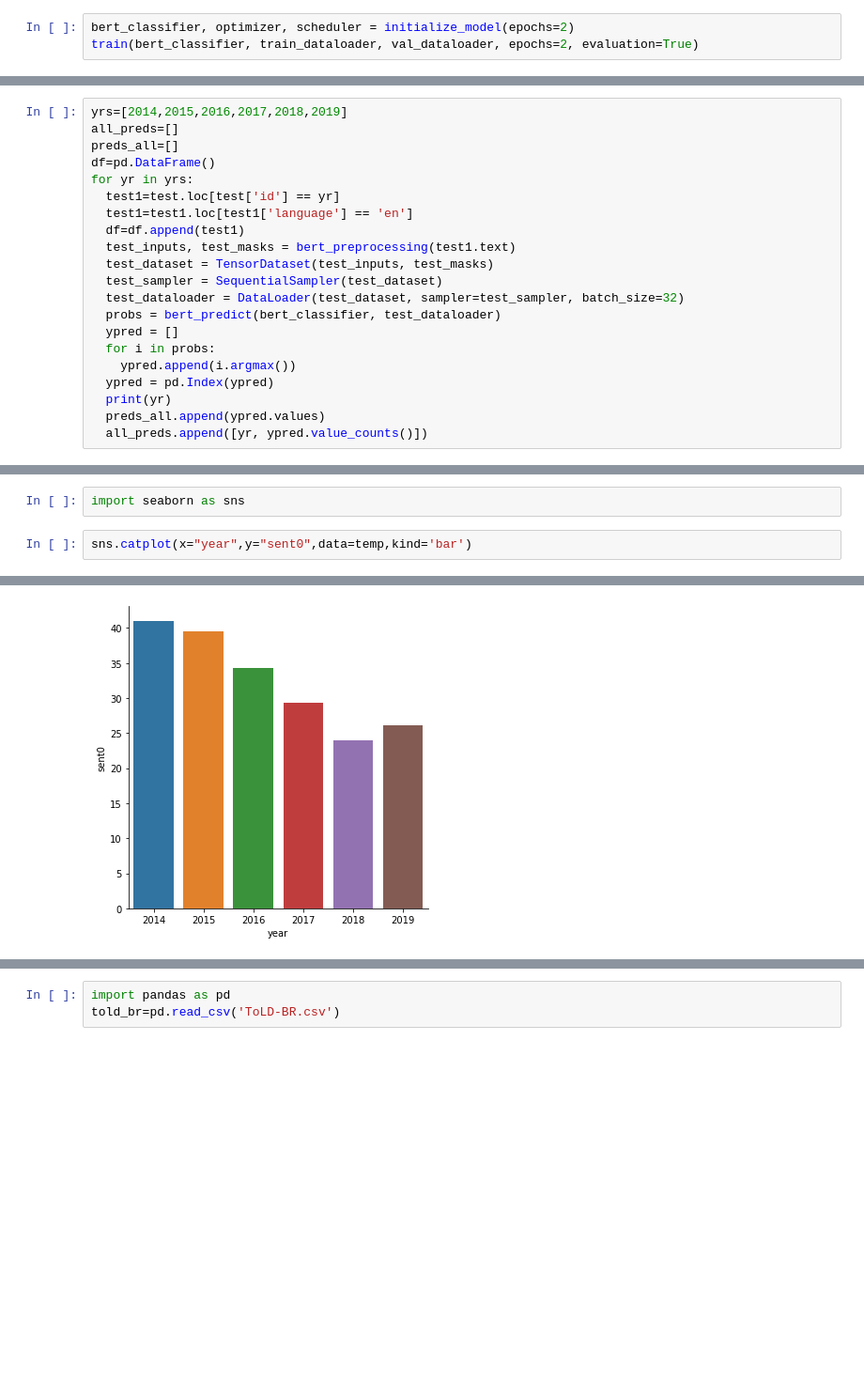
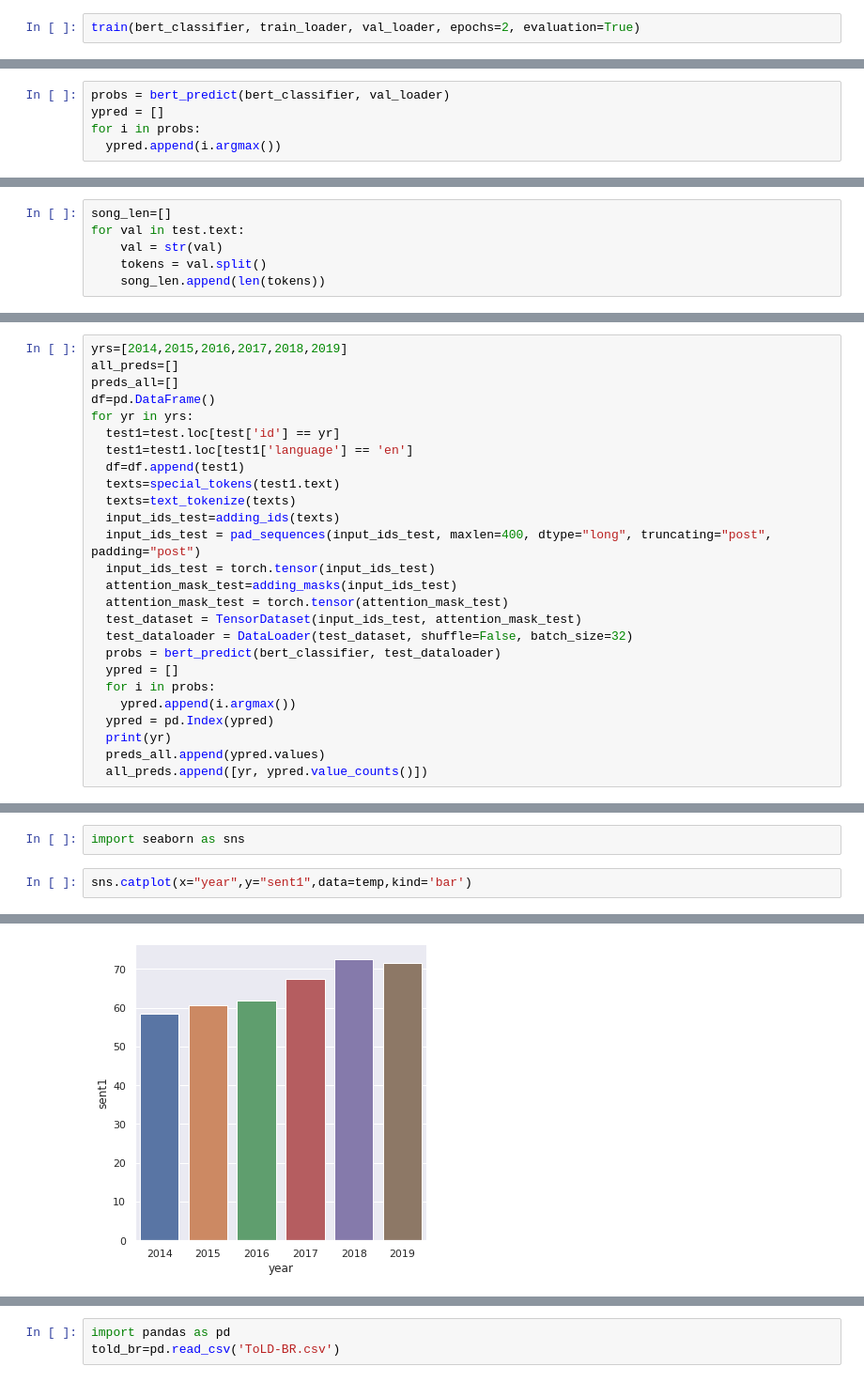
Before and after one commit to d2Anubis/Hate-Speech, a Jupyter notebook: BERT.ipynb, the cells around one changed output, grey strips where cells are left out. Shown at 94% size. Drawn from its saved outputs; the diff is of its cells as text; blank space fills up the shorter version.

```diff
--- a/BERT.ipynb
+++ b/BERT.ipynb
@@ -236,8 +359,7 @@ def evaluate(model, val_dataloader):
     val_accuracy = np.mean(val_accuracy)
     return val_loss, val_accuracy
 # %%
-bert_classifier, optimizer, scheduler = initialize_model(epochs=2)
-train(bert_classifier, train_dataloader, val_dataloader, epochs=2, evaluation=True)
+train(bert_classifier, train_loader, val_loader, epochs=2, evaluation=True)
 # %% [output]
  Epoch  |  Train Loss  |  Val Loss  |  Val Acc  |  Elapsed
 ----------------------------------------------------------------------
@@ -279,5 +387,10 @@ accuracy_score(y_val, ypred)
 # %%
 from sklearn.metrics import confusion_matrix
+# %%
+probs = bert_predict(bert_classifier, val_loader)
+ypred = []
+for i in probs:
+  ypred.append(i.argmax())
 # %%
 actual = y_val
 predicted = ypred
@@ -319,3 +430,9 @@ print(test.head())
 2  1958  Well...\n\nYou're gonna miss me\nEarly in the ...
 3  1958  VERSE 1\nThe night was black, rain falling dow...
 4  1958  You need hands\nTo hold someone you care for\n...
+# %%
+song_len=[]
+for val in test.text:
+    val = str(val)
+    tokens = val.split()
+    song_len.append(len(tokens))
@@ -351,10 +493,15 @@ for yr in yrs:
   test1=test.loc[test['id'] == yr]
   test1=test1.loc[test1['language'] == 'en']
   df=df.append(test1)
-  test_inputs, test_masks = bert_preprocessing(test1.text)
-  test_dataset = TensorDataset(test_inputs, test_masks)
-  test_sampler = SequentialSampler(test_dataset)
-  test_dataloader = DataLoader(test_dataset, sampler=test_sampler, batch_size=32)
+  texts=special_tokens(test1.text)
+  texts=text_tokenize(texts)
+  input_ids_test=adding_ids(texts)
+  input_ids_test = pad_sequences(input_ids_test, maxlen=400, dtype="long", truncating="post", padding="post")
+  input_ids_test = torch.tensor(input_ids_test)
+  attention_mask_test=adding_masks(input_ids_test)
+  attention_mask_test = torch.tensor(attention_mask_test)
+  test_dataset = TensorDataset(input_ids_test, attention_mask_test)
+  test_dataloader = DataLoader(test_dataset, shuffle=False, batch_size=32)
   probs = bert_predict(bert_classifier, test_dataloader)
   ypred = []
   for i in probs:
@@ -447,10 +703,10 @@ for i in range(6):
 # %%
 import seaborn as sns
 # %%
-sns.catplot(x="year",y="sent0",data=temp,kind='bar')
+sns.catplot(x="year",y="sent1",data=temp,kind='bar')
 # %% [output]
 <seaborn.axisgrid.FacetGrid at 0x...>
-[figure, old version]
+[figure, new version]
 # %%
 !wget https://raw.githubusercontent.com/JAugusto97/ToLD-Br/main/ToLD-BR.csv
 # %% [output]
```
Also changed, not shown: parts of 56 cells of this notebook.
